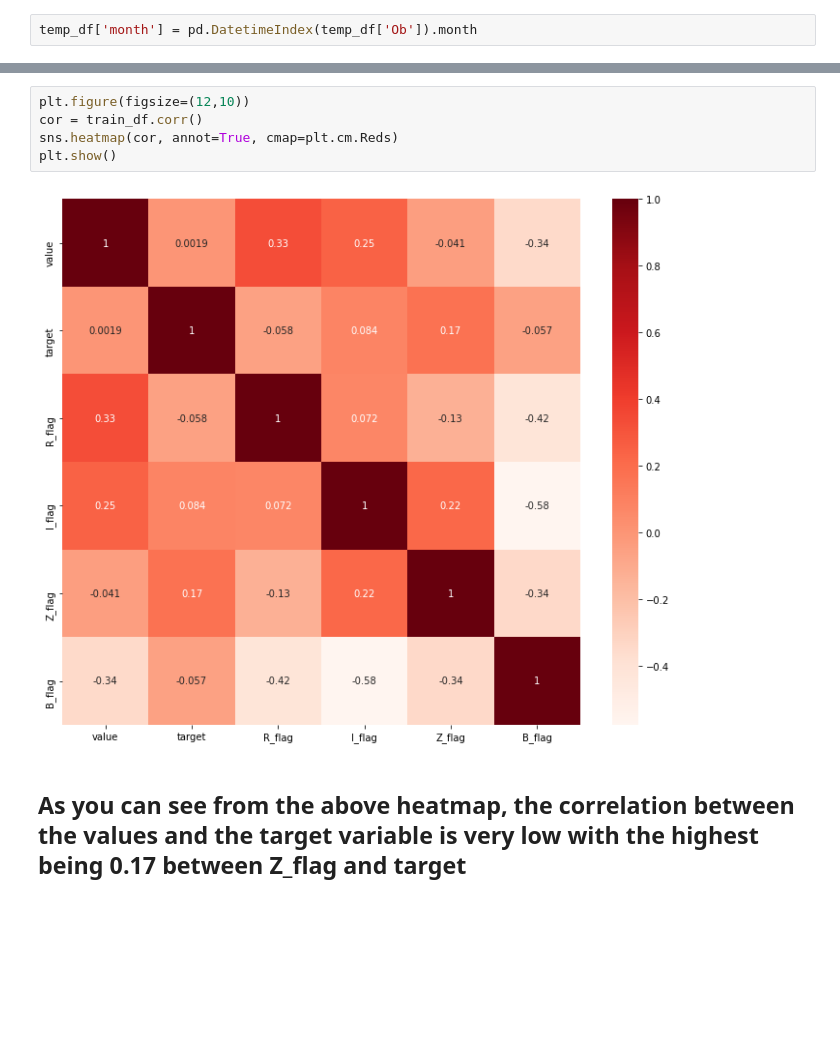
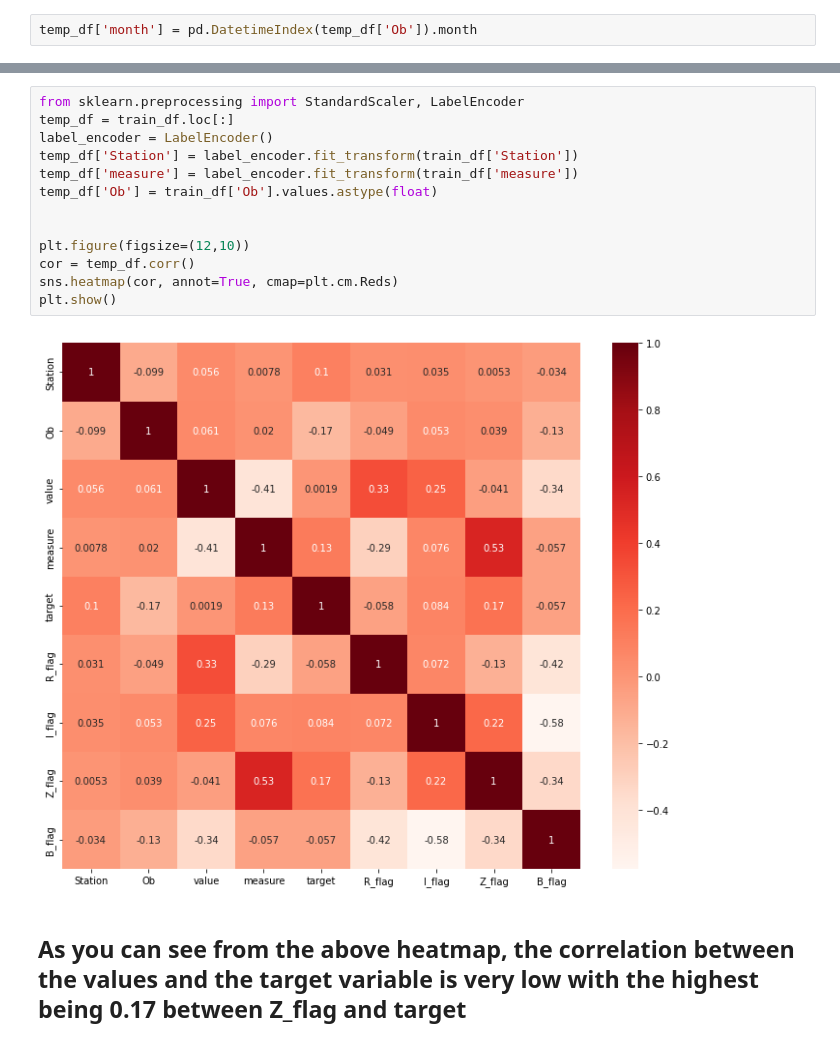
Before and after one commit to pratikdevnani/Time-Series-Anomaly-Detection-in-Weather-Data, a Jupyter notebook: Data Exploration and Sampling methods.ipynb, the cells around one changed output, grey strips where cells are left out. Cells and saved outputs as stored; diff of their text form; blank space fills up the shorter version.

```diff
--- a/Data Exploration and Sampling methods.ipynb
+++ b/Data Exploration and Sampling methods.ipynb
@@ -86,11 +87,19 @@ sns.scatterplot(df['Ob'], df['target'], color="g", ax=ax2)
 [figure]
 # %%
+from sklearn.preprocessing import StandardScaler, LabelEncoder
+temp_df = train_df.loc[:]
+label_encoder = LabelEncoder()
+temp_df['Station'] = label_encoder.fit_transform(train_df['Station'])
+temp_df['measure'] = label_encoder.fit_transform(train_df['measure'])
+temp_df['Ob'] = train_df['Ob'].values.astype(float)
+
+
 plt.figure(figsize=(12,10))
-cor = train_df.corr()
+cor = temp_df.corr()
 sns.heatmap(cor, annot=True, cmap=plt.cm.Reds)
 plt.show()
 # %% [output]
-[figure, old version]
+[figure, new version]
 # %% [markdown]
 ## As you can see from the above heatmap, the correlation between the values and the target variable is very low with the highest being 0.17 between Z_flag and target
 # %%
```
Also changed, not shown: parts of 35 cells of this notebook, 4 other files.
